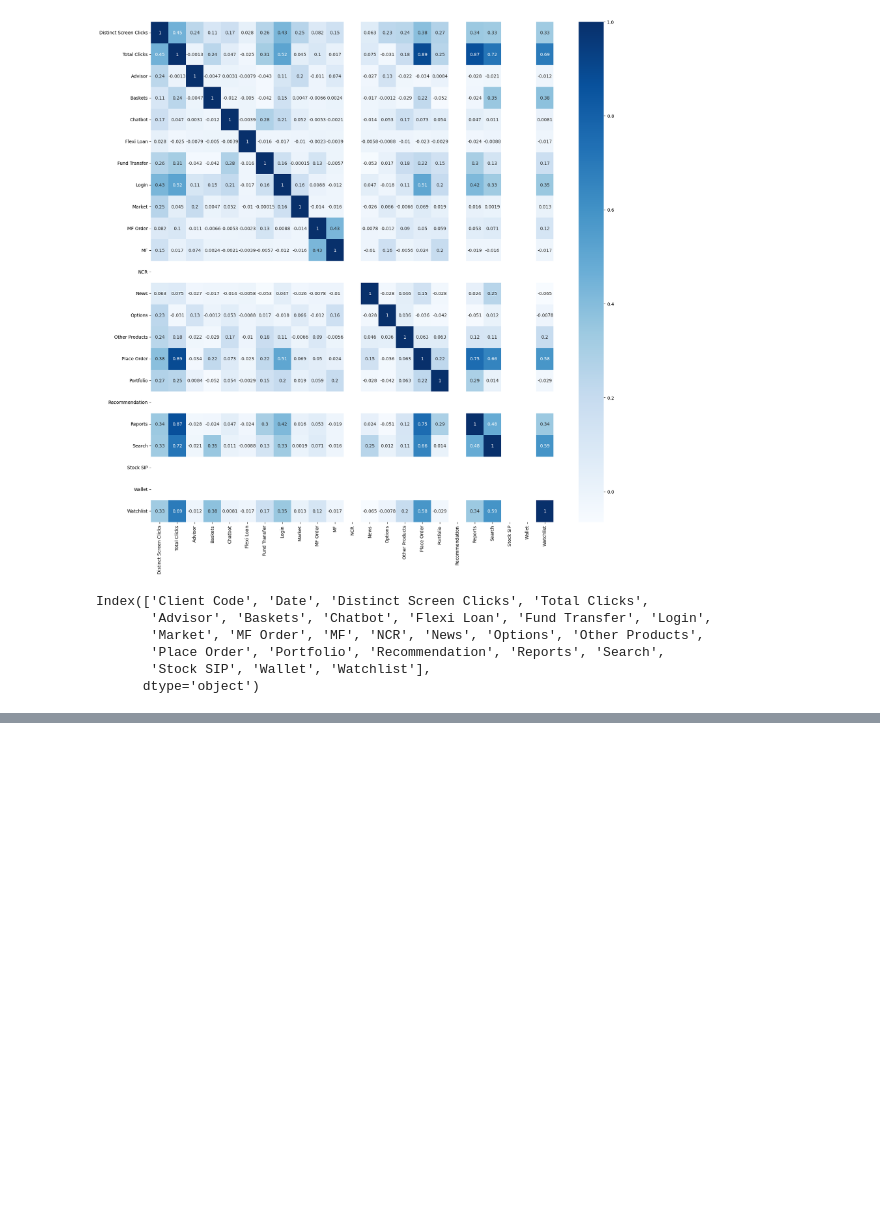
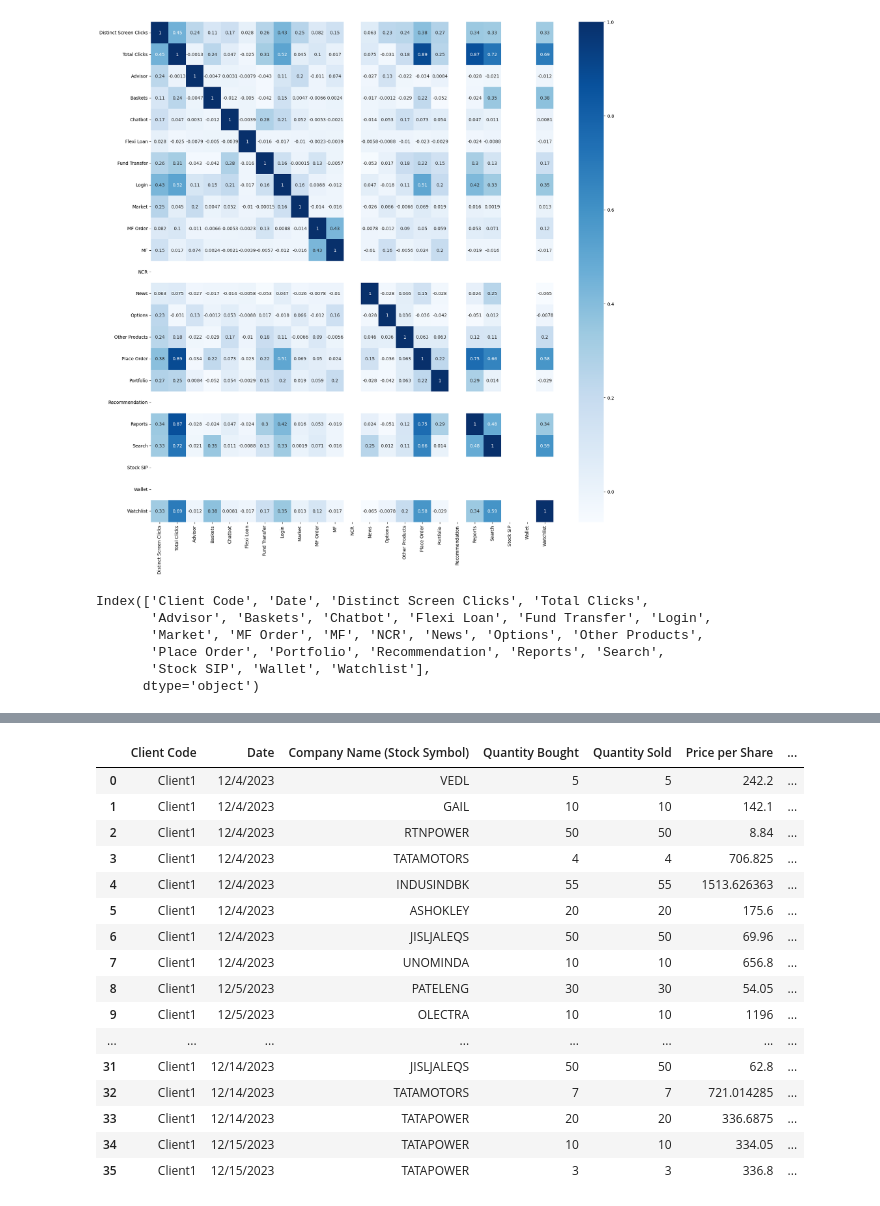
Before and after one commit to Krobo224/Alltius, a Jupyter notebook: a2.ipynb, the cells around one changed output, grey strips where cells are left out. Cells and saved outputs as stored; diff of their text form; code cells hidden in the pictures; blank space fills up the shorter version.

```diff
--- a/a2.ipynb
+++ b/a2.ipynb
@@ -3,6 +3,8 @@ import numpy as np
 import pandas as pd
 import seaborn as sns
 import matplotlib.pyplot as plt
+# %%
+pd.set_option("display.max_columns", None)
 # %%
 app_clicks = pd.read_csv('A2 - MOSL Dataset required for PoC - OnFinance.xlsx - App Clicks Data.csv')
 trade_data = pd.read_csv('A2 - MOSL Dataset required for PoC - OnFinance.xlsx - Trade Data - A2 - MOSL Dataset required for PoC - OnFinance.xlsx - Trade Data_updated.csv')
@@ -182,0 +214,2 @@ Index(['Client Code', 'Date', 'Distinct Screen Clicks', 'Total Clicks',
+# %%
+new_trade_data = trade_data[trade_data['Client Code'] != 'clientcode']
@@ -182,0 +356,3 @@ Index(['Client Code', 'Date', 'Distinct Screen Clicks', 'Total Clicks',
+# %%
+new_trade_data['Quantity Bought'] = new_trade_data['Quantity Bought'].astype(int)
+new_trade_data['Quantity Sold'] = new_trade_data['Quantity Sold'].astype(int)
@@ -182,0 +399,20 @@ Index(['Client Code', 'Date', 'Distinct Screen Clicks', 'Total Clicks',
+# %%
+new_trade_data[new_trade_data['Client Code'] == 'Client1']
+# %% [output]
+|  | Client Code | Date | Company Name (Stock Symbol) | Quantity Bought | Quantity Sold | Price per Share | ... |
+| 0 | Client1 | 12/4/2023 | VEDL | 5 | 5 | 242.2 | ... |
+| 1 | Client1 | 12/4/2023 | GAIL | 10 | 10 | 142.1 | ... |
+| 2 | Client1 | 12/4/2023 | RTNPOWER | 50 | 50 | 8.84 | ... |
+| 3 | Client1 | 12/4/2023 | TATAMOTORS | 4 | 4 | 706.825 | ... |
+| 4 | Client1 | 12/4/2023 | INDUSINDBK | 55 | 55 | 1513.626363 | ... |
+| 5 | Client1 | 12/4/2023 | ASHOKLEY | 20 | 20 | 175.6 | ... |
+| 6 | Client1 | 12/4/2023 | JISLJALEQS | 50 | 50 | 69.96 | ... |
+| 7 | Client1 | 12/4/2023 | UNOMINDA | 10 | 10 | 656.8 | ... |
+| 8 | Client1 | 12/5/2023 | PATELENG | 30 | 30 | 54.05 | ... |
+| 9 | Client1 | 12/5/2023 | OLECTRA | 10 | 10 | 1196 | ... |
+| ... | ... | ... | ... | ... | ... | ... | ... |
+| 31 | Client1 | 12/14/2023 | JISLJALEQS | 50 | 50 | 62.8 | ... |
+| 32 | Client1 | 12/14/2023 | TATAMOTORS | 7 | 7 | 721.014285 | ... |
+| 33 | Client1 | 12/14/2023 | TATAPOWER | 20 | 20 | 336.6875 | ... |
+| 34 | Client1 | 12/15/2023 | TATAPOWER | 10 | 10 | 334.05 | ... |
+| 35 | Client1 | 12/15/2023 | TATAPOWER | 3 | 3 | 336.8 | ... |
```
Also changed, not shown: parts of 52 cells of this notebook, 1 other file.
